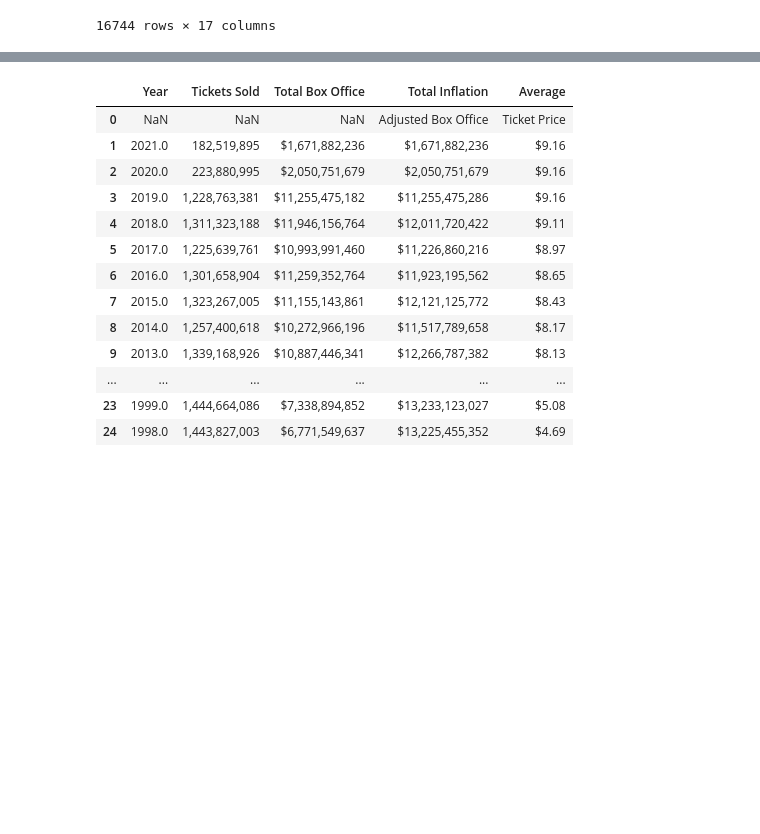
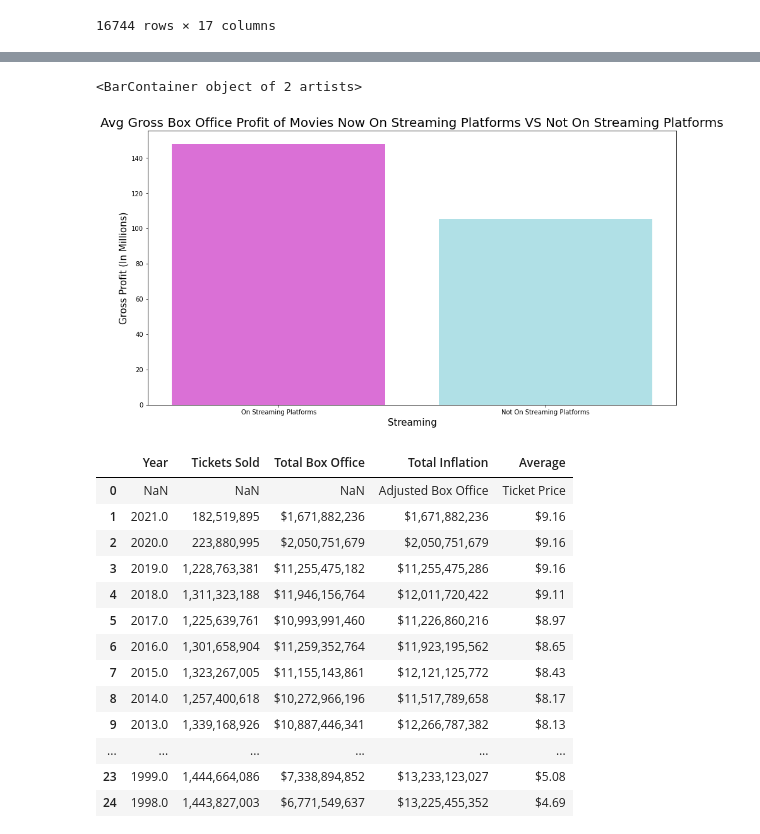
Before and after one commit to cclacey/microsoft_movie_analysis, a Jupyter notebook: CQM _Phase1_Project.ipynb, the cells around one changed output, grey strips where cells are left out. Drawn from its saved outputs; the diff is of its cells as text; code cells hidden in the pictures; blank space fills up the shorter version.

Commit message:
notebook, fixing graphs

```diff
--- a/CQM _Phase1_Project.ipynb
+++ b/CQM _Phase1_Project.ipynb
@@ -151,3 +434,20 @@ stream_platform[~stream_platform['Title'].isin(data_title)]
+# %%
+eg_value = [148.1062, 105.2673]
+eg_x = ['On Streaming Platforms', 'Not On Streaming Platforms']
+# %%
+x = eg_x
+y = eg_value
+plot_one_fig, plot_one_ax = plt.subplots(figsize = (15, 8))
+
+plot_one_ax.bar(x,y)
+plot_one_ax.set_title('Avg Gross Box Office Profit of Movies Now On Streaming Platforms VS Not On Streaming Platforms', fontsize=20)
+plot_one_ax.set_xlabel('Streaming', fontsize=15)
+plot_one_ax.set_ylabel('Gross Profit (In Millions)', fontsize=15)
+x_pos = np.arange(len(x))
+plt.bar(x_pos, y, color=['orchid', 'powderblue'])
+# %% [output]
+<BarContainer object of 2 artists>
+[figure, added]
 # %%
 df2 = pd.read_csv('data_mallory/project_data.csv')
 df2
```
Also changed, not shown: parts of 41 cells of this notebook, 2 other files.
